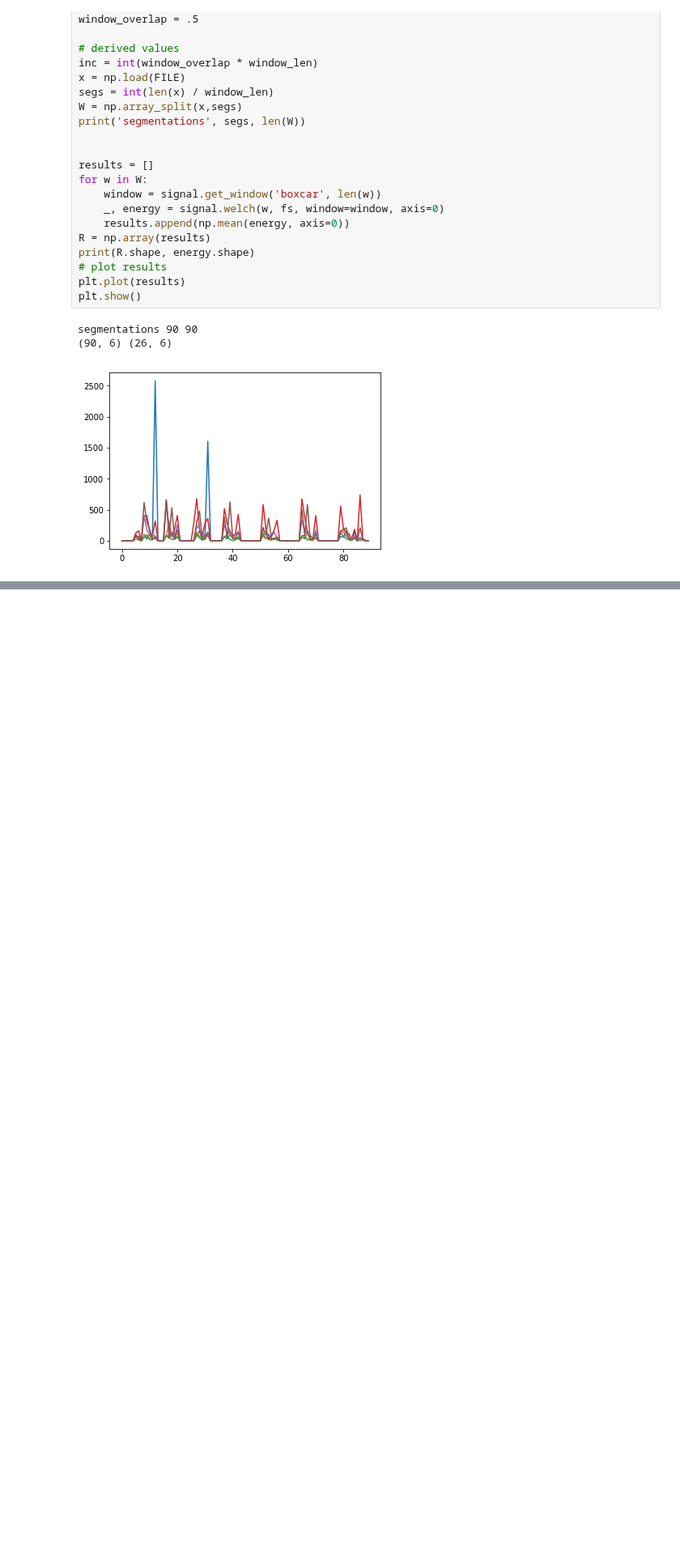
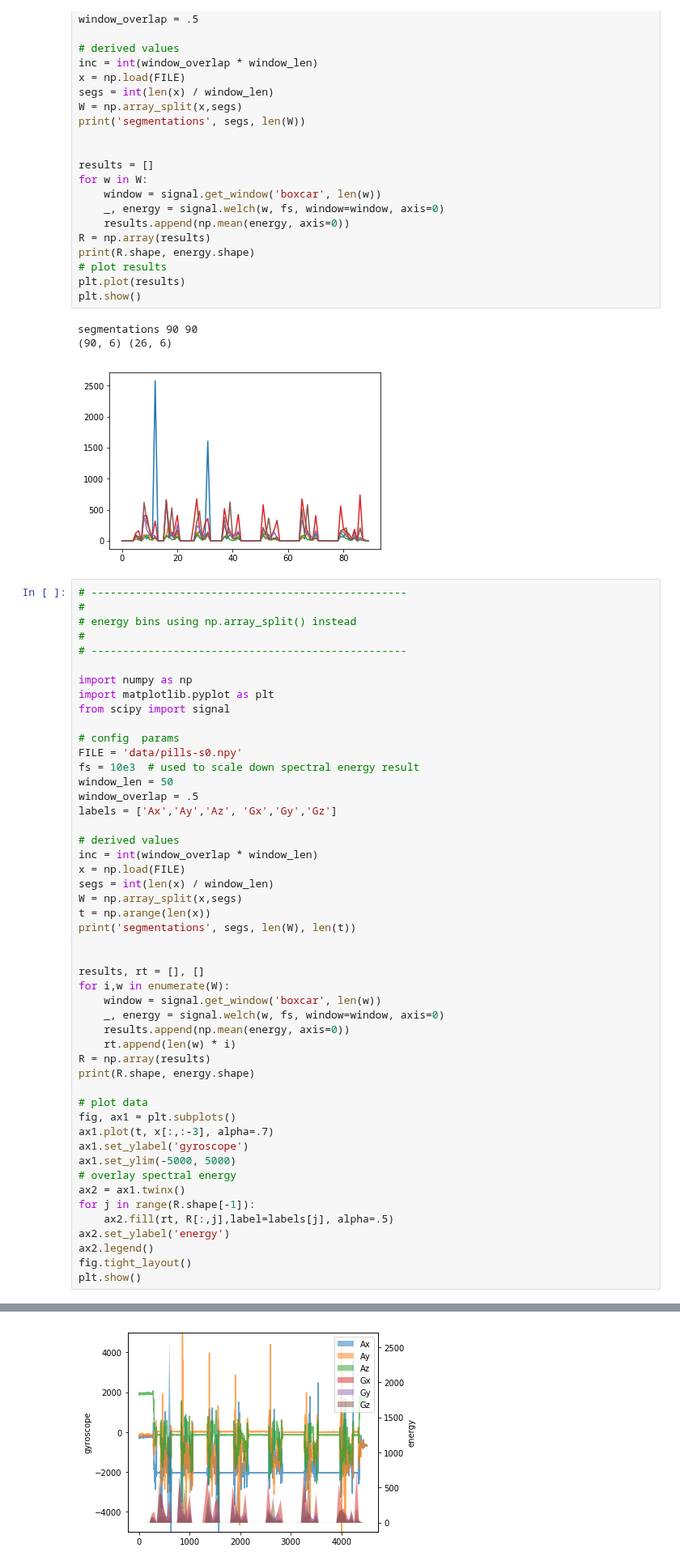
Before and after one commit to lwthatcher/thesis-hacks, a Jupyter notebook: energy-bins.ipynb, the cells around one changed output, grey strips where cells are left out. Shown at 81% size. Cells and saved outputs as stored; diff of their text form; blank space fills up the shorter version.

Commit message:
energy-bins overlay using np.array_split()

```diff
--- a/energy-bins.ipynb
+++ b/energy-bins.ipynb
@@ -126,3 +126,53 @@ plt.show()
 segmentations 90 90
 (90, 6) (26, 6)
 [figure]
+# %%
+# --------------------------------------------------
+#
+# energy bins using np.array_split() instead
+#
+# --------------------------------------------------
+
+import numpy as np
+import matplotlib.pyplot as plt
+from scipy import signal
+
+# config  params
+FILE = 'data/pills-s0.npy'
+fs = 10e3  # used to scale down spectral energy result
+window_len = 50
+window_overlap = .5
+labels = ['Ax','Ay','Az', 'Gx','Gy','Gz']
+
+# derived values
+inc = int(window_overlap * window_len)
+x = np.load(FILE)
+segs = int(len(x) / window_len)
+W = np.array_split(x,segs)
+t = np.arange(len(x))
+print('segmentations', segs, len(W), len(t))
+
+
+results, rt = [], []
+for i,w in enumerate(W):
+    window = signal.get_window('boxcar', len(w))
+    _, energy = signal.welch(w, fs, window=window, axis=0)
+    results.append(np.mean(energy, axis=0))
+    rt.append(len(w) * i)
+R = np.array(results)
+print(R.shape, energy.shape)
+
+# plot data
+fig, ax1 = plt.subplots()
+ax1.plot(t, x[:,:-3], alpha=.7)
+ax1.set_ylabel('gyroscope')
+ax1.set_ylim(-5000, 5000)
+# overlay spectral energy
+ax2 = ax1.twinx()
+for j in range(R.shape[-1]):
+    ax2.fill(rt, R[:,j],label=labels[j], alpha=.5)
+ax2.set_ylabel('energy')
+ax2.legend()
+fig.tight_layout()
+plt.show()
+# %% [output]
@@ -128,0 +181 @@ segmentations 90 90
+[figure, added]
```
Also changed, not shown: parts of 1 cell of this notebook.
